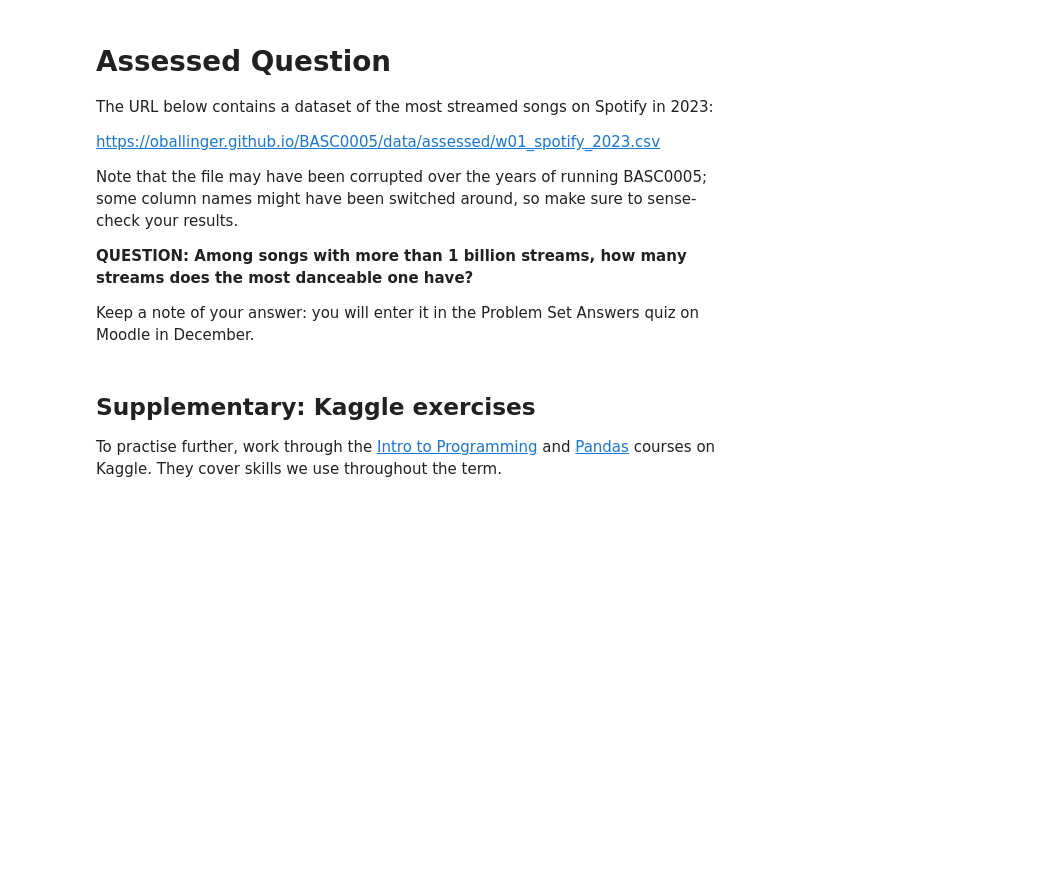
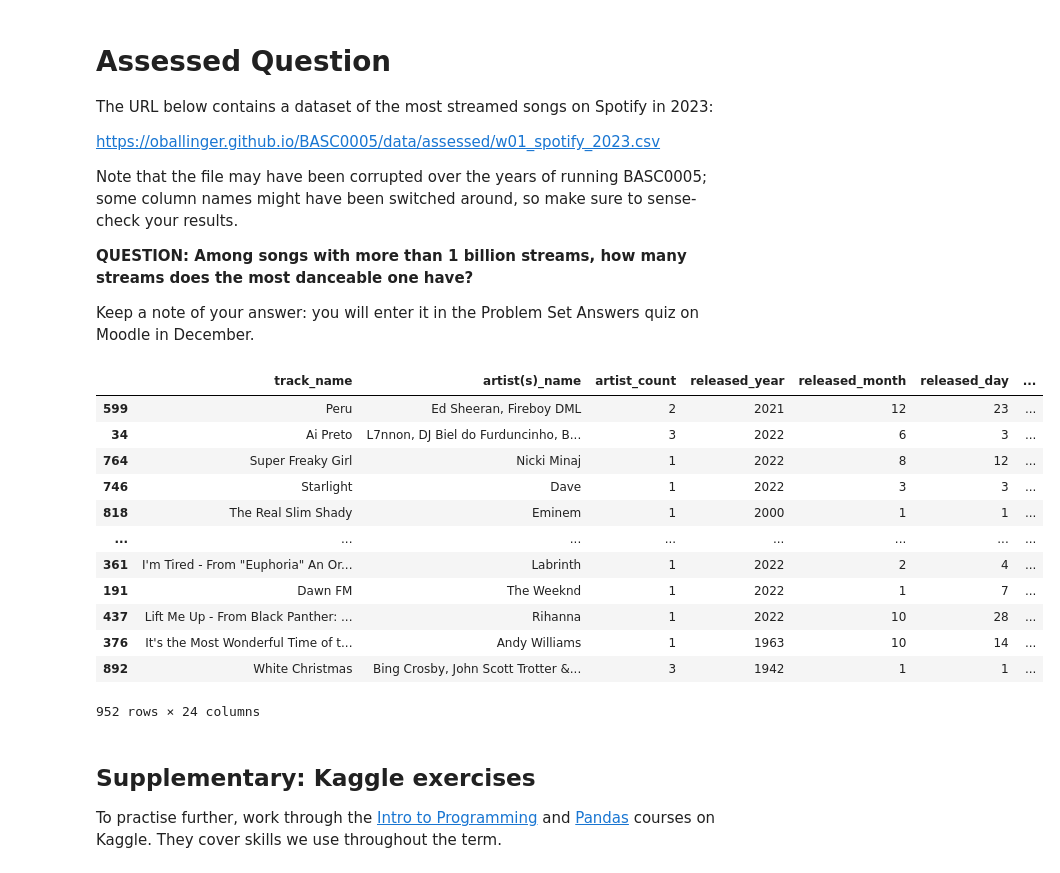
Before and after one commit to r-wingfield57/QM2, a Jupyter notebook: notebooks/W01. Python Recap personal.ipynb, the cells around one changed output. Drawn from its saved outputs; the diff is of its cells as text; code cells hidden in the pictures; blank space fills up the shorter version.

```diff
--- a/notebooks/W01. Python Recap personal.ipynb
+++ b/notebooks/W01. Python Recap personal.ipynb
@@ -248,7 +299,24 @@ Note that the file may have been corrupted over the years of running BASC0005; s
 
 Keep a note of your answer: you will enter it in the Problem Set Answers quiz on Moodle in December.
 # %%
-# Your code here
+songsdata = pd.read_csv("https://oballinger.github.io/BASC0005/data/assessed/w01_spotify_2023.csv")
+songsdata.sort_values(by="danceability_%", ascending=False)
+
+# The Real Slim Shady
+# %% [output]
+|  | track_name | artist(s)_name | artist_count | released_year | released_month | released_day | ... |
+| 599 | Peru | Ed Sheeran, Fireboy DML | 2 | 2021 | 12 | 23 | ... |
+| 34 | Ai Preto | L7nnon, DJ Biel do Furduncinho, B... | 3 | 2022 | 6 | 3 | ... |
+| 764 | Super Freaky Girl | Nicki Minaj | 1 | 2022 | 8 | 12 | ... |
+| 746 | Starlight | Dave | 1 | 2022 | 3 | 3 | ... |
+| 818 | The Real Slim Shady | Eminem | 1 | 2000 | 1 | 1 | ... |
+| ... | ... | ... | ... | ... | ... | ... | ... |
+| 361 | I'm Tired - From "Euphoria" An Or... | Labrinth | 1 | 2022 | 2 | 4 | ... |
+| 191 | Dawn FM | The Weeknd | 1 | 2022 | 1 | 7 | ... |
+| 437 | Lift Me Up - From Black Panther: ... | Rihanna | 1 | 2022 | 10 | 28 | ... |
+| 376 | It's the Most Wonderful Time of t... | Andy Williams | 1 | 1963 | 10 | 14 | ... |
+| 892 | White Christmas | Bing Crosby, John Scott Trotter &... | 3 | 1942 | 1 | 1 | ... |
+952 rows × 24 columns
 # %% [markdown]
 ## Supplementary: Kaggle exercises
 
```
Also changed, not shown: parts of 5 cells of this notebook.
